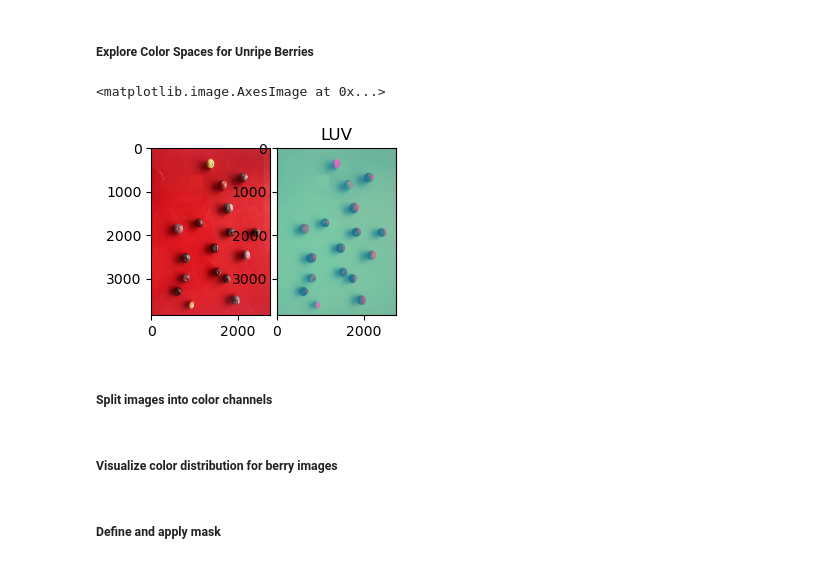
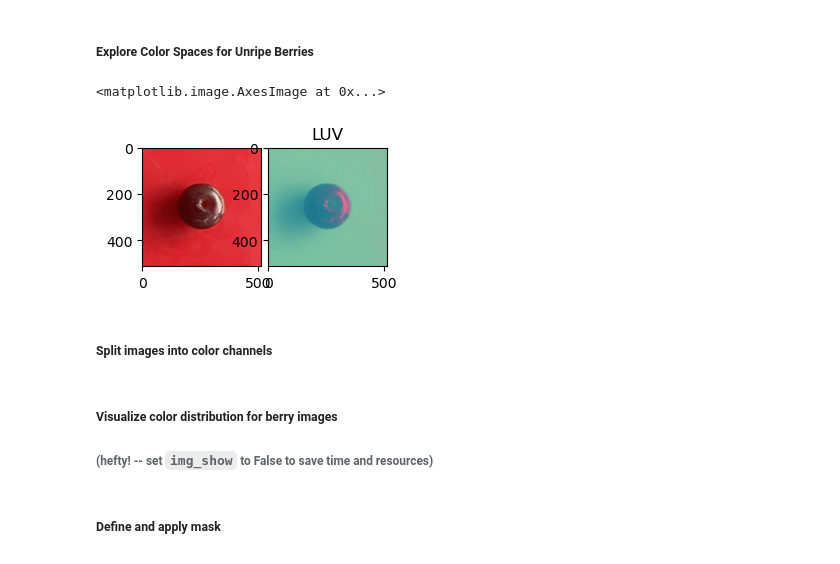
Before and after one commit to lhwitten/BlueberryJam, a Jupyter notebook: notebooks/img_preprocess.ipynb, the cells around one changed output. Saved outputs shown, nothing was run; the diff lists cells and outputs as text; code cells hidden in the pictures.

````diff
--- a/notebooks/img_preprocess.ipynb
+++ b/notebooks/img_preprocess.ipynb
@@ -64,24 +69,24 @@ plt.imshow(imgOR_luv)
 # %% [markdown]
 ##### Explore Color Spaces for Unripe Berries
 # %%
-unripe_path = 'UR_02.jpg'
+unripe_path = 'UR_03.8.jpg'
 imgUR = cv.imread('../img/test_set/unripe/'+unripe_path)
 
 # convert from BGR to other color spaces
 imgUR_rgb = cv.cvtColor(imgUR, cv.COLOR_BGR2RGB)
 imgUR_luv = cv.cvtColor(imgUR, cv.COLOR_BGR2LUV)
 
 # display image in color spaces
 fig = plt.figure()
 gridspec = fig.add_gridspec(nrows=2, ncols=12)
 fig.add_subplot(gridspec[0:2, 0:3])
 plt.imshow(imgUR_rgb)
 fig.add_subplot(gridspec[0:2, 3:6])
 plt.title("LUV")
 plt.imshow(imgUR_luv)
 # %% [output]
 <matplotlib.image.AxesImage at 0x...>
-[figure, old version]
+[figure, new version]
 # %% [markdown]
 ##### Split images into color channels
 # %%
@@ -126,3 +131,4 @@ urv_avg = np.average(ur_v.flatten())
 # %% [markdown]
 ##### Visualize color distribution for berry images
+###### (**hefty!** -- set ```img_show``` to False to save time and resources)
 # %%
````
Also changed, not shown: parts of 13 cells of this notebook, 10 other files.
